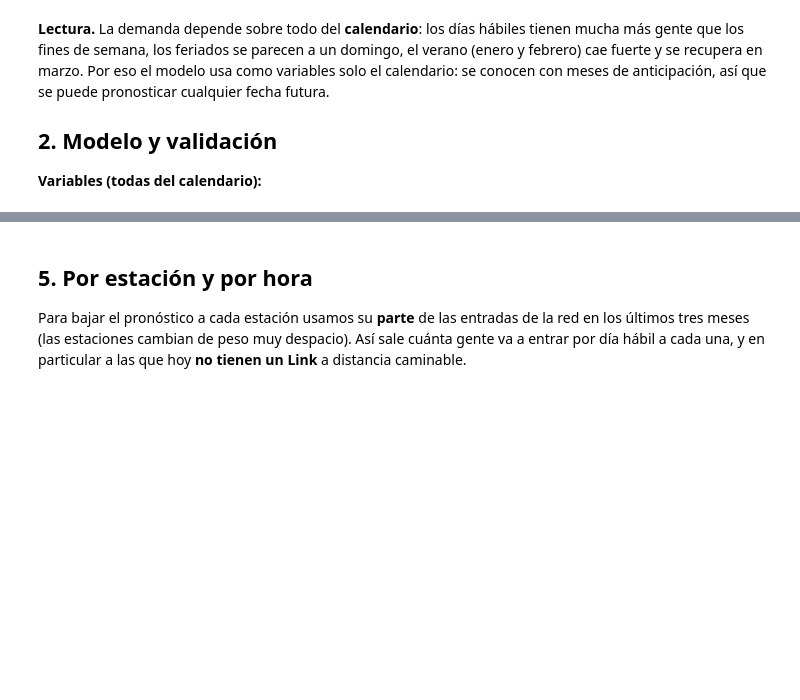
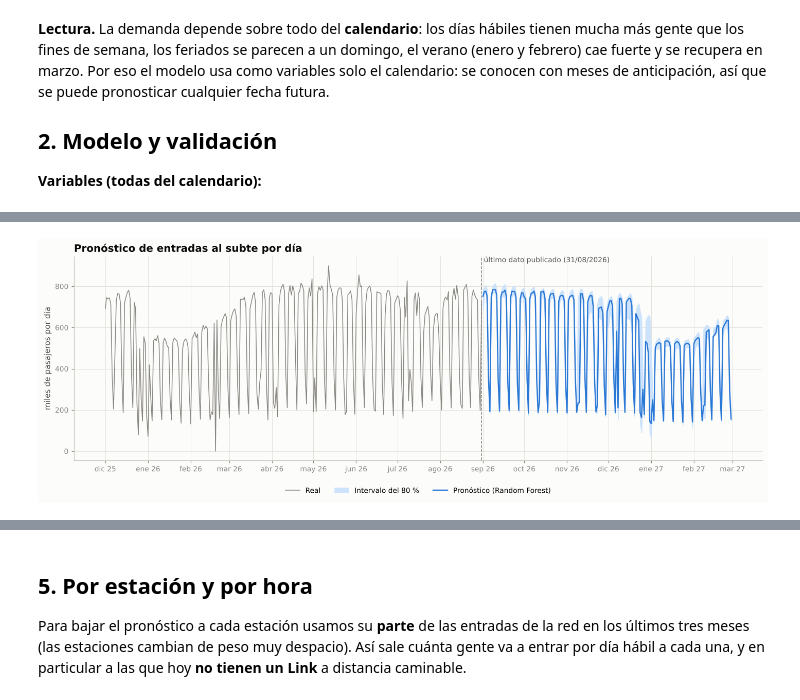
Before and after one commit to ValentinoDiaz0509/CienciaDeDatos, a Jupyter notebook: notebooks/05_pronostico_subte.ipynb, the cells around one changed output, grey strips where cells are left out. Saved outputs shown, nothing was run; the diff lists cells and outputs as text; code cells hidden in the pictures; blank space fills up the shorter version.

```diff
--- a/notebooks/05_pronostico_subte.ipynb
+++ b/notebooks/05_pronostico_subte.ipynb
@@ -205,16 +318,19 @@ suelen caer los días de cada tipo.
 # %%
 pron = pr.pronosticar(s, anomalia, pr.horizonte(fin), elegido)
 desde = fin - pd.DateOffset(months=9)
 fig, ax = plt.subplots(figsize=(13, 4.8))
 reciente = s[s.index > desde]
 ax.plot(reciente.index, reciente / 1e3, color=e.TINTA_SUAVE, linewidth=1, label="Real")
 ax.fill_between(pron["fecha"], pron["p10"] / 1e3, pron["p90"] / 1e3, color=e.SECUENCIAL[0], label="Intervalo del 80 %")
 ax.plot(pron["fecha"], pron["pronostico"] / 1e3, color=e.LINK, linewidth=1.6, label=f"Pronóstico ({elegido})")
 ax.axvline(fin, color=e.TINTA_SUAVE, linewidth=1, linestyle="--")
-ax.text(fin, ax.get_ylim()[1], " hoy", va="top", fontsize=9, color=e.TINTA_2)
+ax.text(fin, ax.get_ylim()[1], f" último dato publicado ({fin:%d/%m/%Y})", va="top", fontsize=9, color=e.TINTA_2)
 ax.set(title="Pronóstico de entradas al subte por día", ylabel="miles de pasajeros por día")
-eje_meses(ax); ax.legend(loc="lower left"); e.ejes_es(ax, y=0); fig.tight_layout(); fig.savefig(FIG / "pron_pronostico.png"); plt.show()
+eje_meses(ax); ax.legend(loc="upper center", bbox_to_anchor=(0.5, -0.1), ncol=3, frameon=False)
+e.ejes_es(ax, y=0); fig.tight_layout(); fig.savefig(FIG / "pron_pronostico.png"); plt.show()
 mensual_p = pr.por_mes(s, anomalia, pron)
 (mensual_p.rename(columns={"pronostico": "día hábil promedio", "p10": "mínimo probable", "p90": "máximo probable",
                            "anio_anterior": "mismo mes, año anterior", "variacion_%": "variación (%)"})
  .rename(index=lambda p_: pr.nombre_mes(p_.to_timestamp())).round(0))
+# %% [output]
+[figure, added]
```
Also changed, not shown: parts of 23 cells of this notebook, 27 other files.
